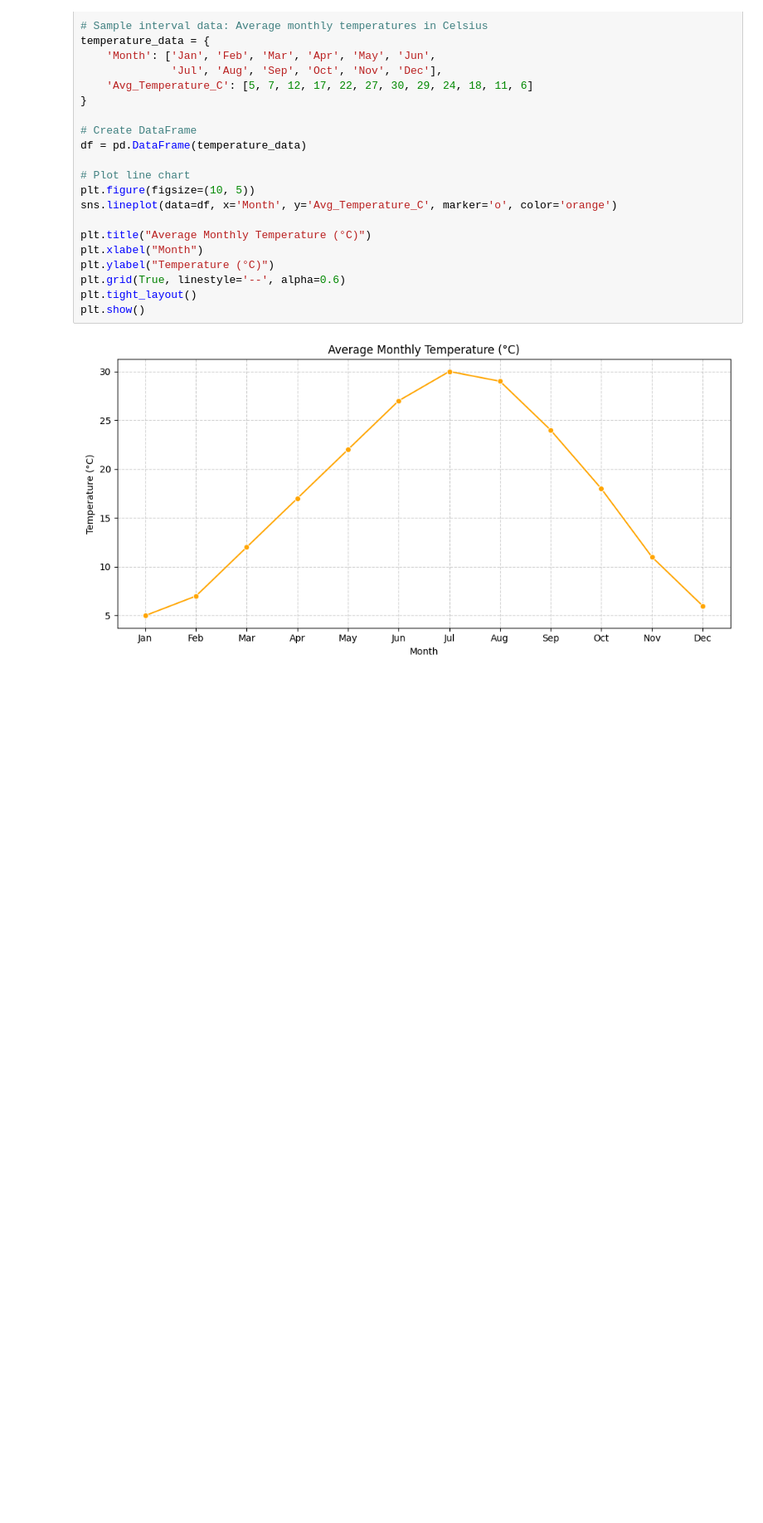
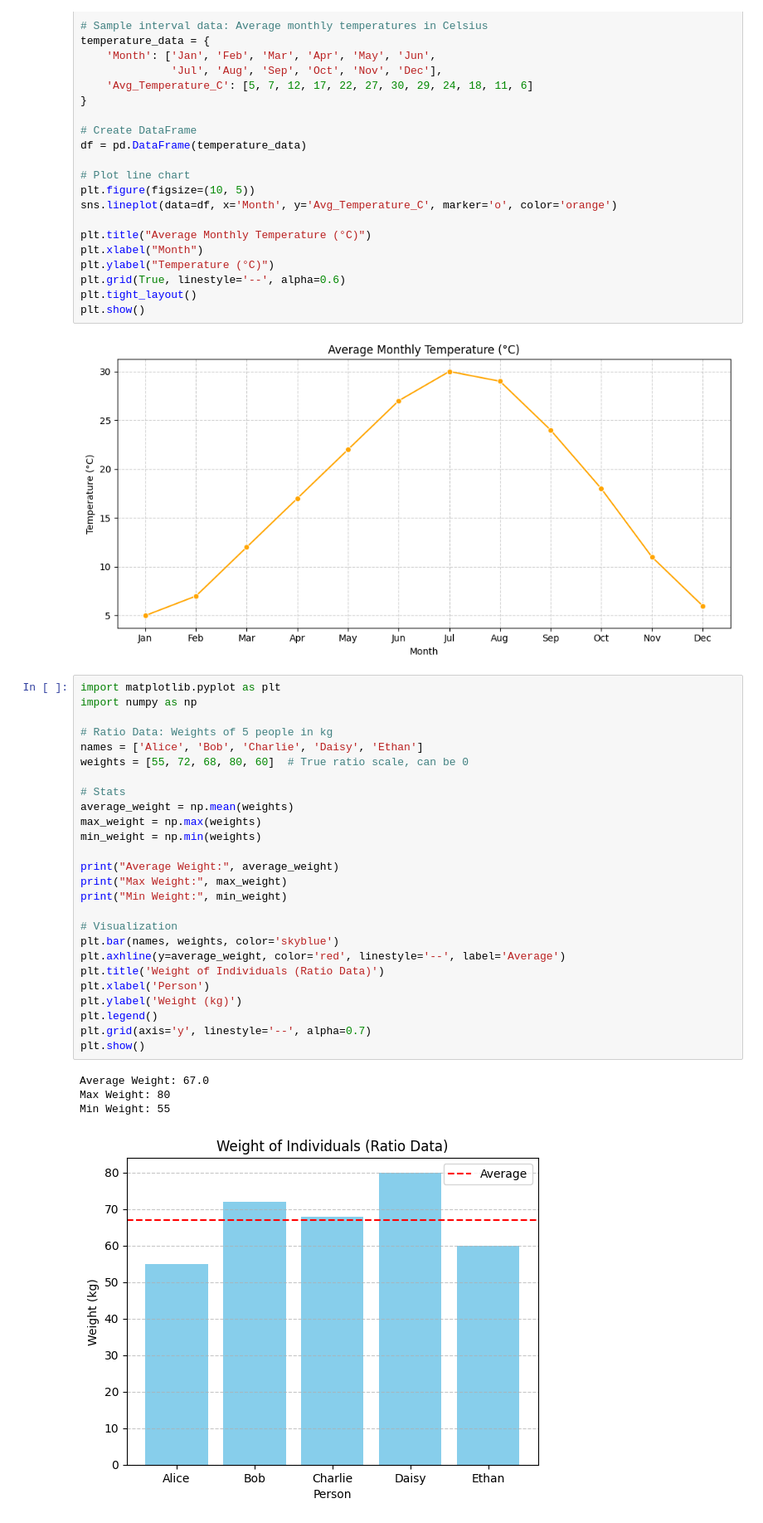
Before and after one commit to Priyavaratsaini3/Data-Science-Cohort, a Jupyter notebook: Phase-1/Types_of_data.ipynb, the cells around one changed output. Shown at 83% size. Cells and saved outputs as stored; diff of their text form; blank space fills up the shorter version.

Commit message:
Using data ratio to create the bar plot

```diff
--- a/Phase-1/Types_of_data.ipynb
+++ b/Phase-1/Types_of_data.ipynb
@@ -209,3 +209,34 @@ plt.tight_layout()
 plt.show()
 # %% [output]
 [figure]
+# %%
+import matplotlib.pyplot as plt
+import numpy as np
+
+# Ratio Data: Weights of 5 people in kg
+names = ['Alice', 'Bob', 'Charlie', 'Daisy', 'Ethan']
+weights = [55, 72, 68, 80, 60]  # True ratio scale, can be 0
+
+# Stats
+average_weight = np.mean(weights)
+max_weight = np.max(weights)
+min_weight = np.min(weights)
+
+print("Average Weight:", average_weight)
+print("Max Weight:", max_weight)
+print("Min Weight:", min_weight)
+
+# Visualization
+plt.bar(names, weights, color='skyblue')
+plt.axhline(y=average_weight, color='red', linestyle='--', label='Average')
+plt.title('Weight of Individuals (Ratio Data)')
+plt.xlabel('Person')
+plt.ylabel('Weight (kg)')
+plt.legend()
+plt.grid(axis='y', linestyle='--', alpha=0.7)
+plt.show()
+# %% [output]
+Average Weight: 67.0
+Max Weight: 80
+Min Weight: 55
+[figure, added]
```
Also changed, not shown: 1 other file.
